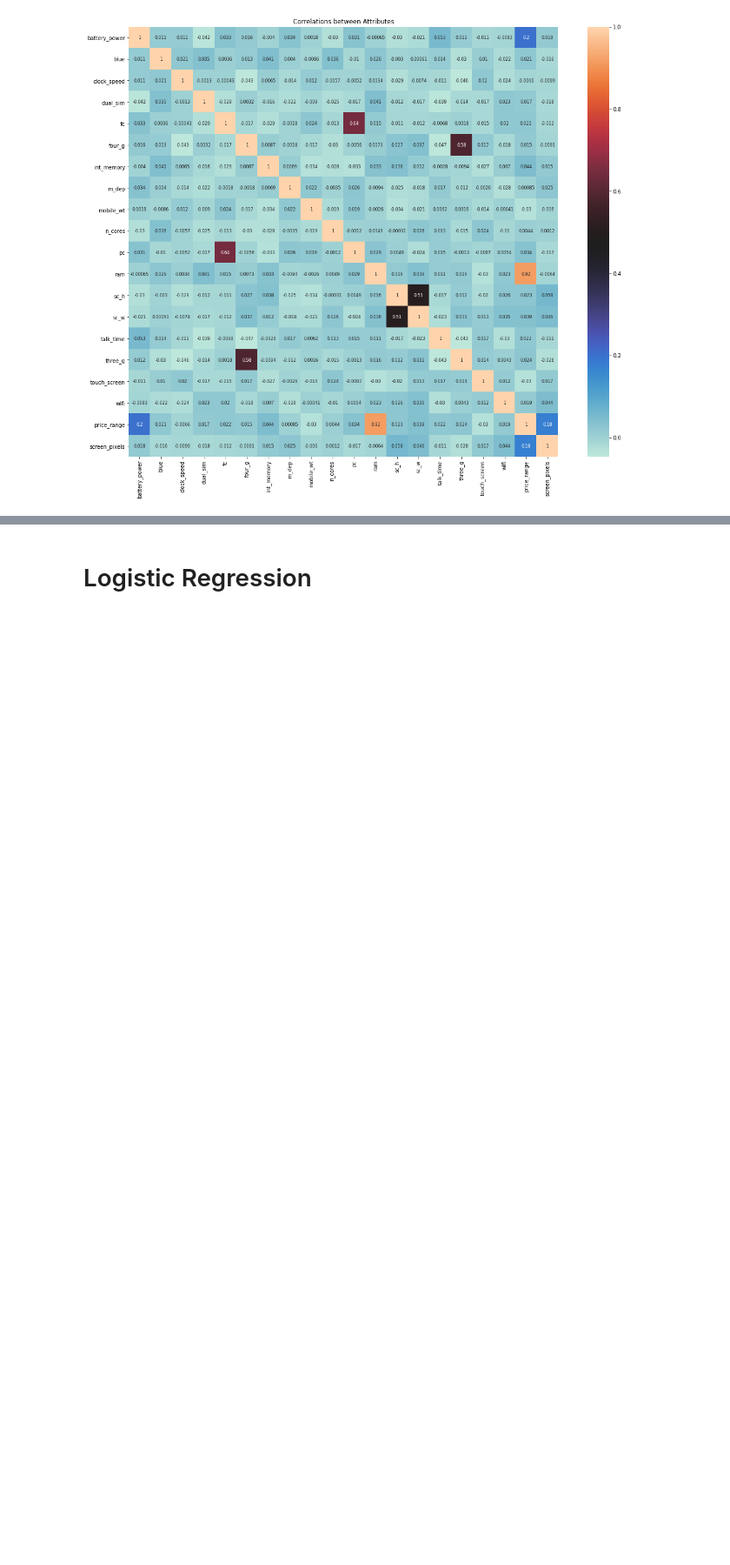
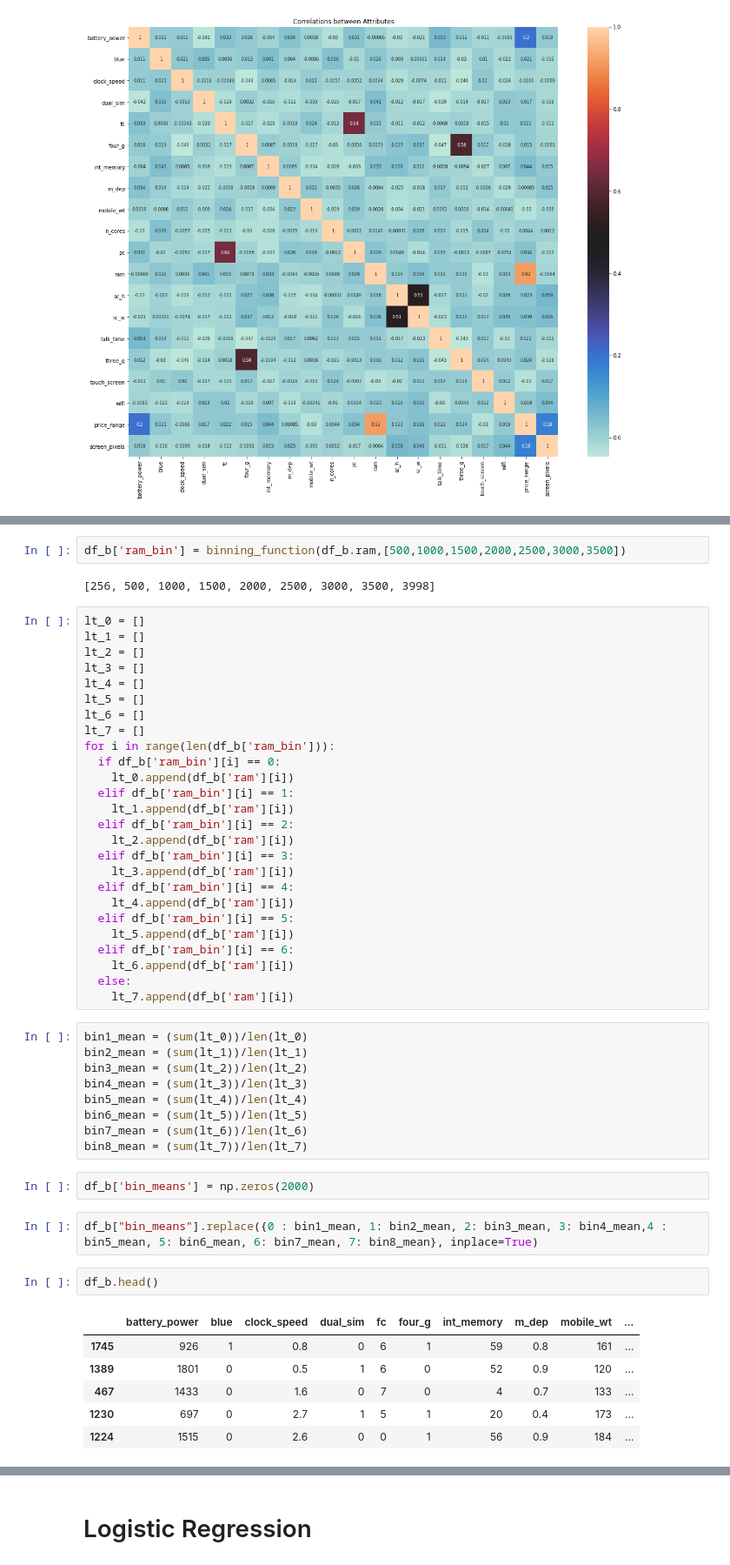
Before and after one commit to VaideswarReddy/Mobile_price_prediction, a Jupyter notebook: Mobile_price_prediction_Vaideswar.ipynb, the cells around one changed output, grey strips where cells are left out. Shown at 87% size. Cells and saved outputs as stored; diff of their text form; blank space fills up the shorter version.

```diff
--- a/Mobile_price_prediction_Vaideswar.ipynb
+++ b/Mobile_price_prediction_Vaideswar.ipynb
@@ -194,0 +244,52 @@ plt.show ()
+# %%
+df_b['ram_bin'] = binning_function(df_b.ram,[500,1000,1500,2000,2500,3000,3500])
+# %% [output]
+[256, 500, 1000, 1500, 2000, 2500, 3000, 3500, 3998]
+# %%
+lt_0 = []
+lt_1 = []
+lt_2 = []
+lt_3 = []
+lt_4 = []
+lt_5 = []
+lt_6 = []
+lt_7 = []
+for i in range(len(df_b['ram_bin'])):
+  if df_b['ram_bin'][i] == 0:
+    lt_0.append(df_b['ram'][i])
+  elif df_b['ram_bin'][i] == 1:
+    lt_1.append(df_b['ram'][i])
+  elif df_b['ram_bin'][i] == 2:
+    lt_2.append(df_b['ram'][i])
+  elif df_b['ram_bin'][i] == 3:
+    lt_3.append(df_b['ram'][i])
+  elif df_b['ram_bin'][i] == 4:
+    lt_4.append(df_b['ram'][i])
+  elif df_b['ram_bin'][i] == 5:
+    lt_5.append(df_b['ram'][i])
+  elif df_b['ram_bin'][i] == 6:
+    lt_6.append(df_b['ram'][i])
+  else:
+    lt_7.append(df_b['ram'][i])
+# %%
+bin1_mean = (sum(lt_0))/len(lt_0)
+bin2_mean = (sum(lt_1))/len(lt_1)
+bin3_mean = (sum(lt_2))/len(lt_2)
+bin4_mean = (sum(lt_3))/len(lt_3)
+bin5_mean = (sum(lt_4))/len(lt_4)
+bin6_mean = (sum(lt_5))/len(lt_5)
+bin7_mean = (sum(lt_6))/len(lt_6)
+bin8_mean = (sum(lt_7))/len(lt_7)
+# %%
+df_b['bin_means'] = np.zeros(2000)
+# %%
+df_b["bin_means"].replace({0 : bin1_mean, 1: bin2_mean, 2: bin3_mean, 3: bin4_mean,4 : bin5_mean, 5: bin6_mean, 6: bin7_mean, 7: bin8_mean}, inplace=True)
+# %%
+df_b.head()
+# %% [output]
+|  | battery_power | blue | clock_speed | dual_sim | fc | four_g | int_memory | m_dep | mobile_wt | ... |
+| 1745 | 926 | 1 | 0.8 | 0 | 6 | 1 | 59 | 0.8 | 161 | ... |
+| 1389 | 1801 | 0 | 0.5 | 1 | 6 | 0 | 52 | 0.9 | 120 | ... |
+| 467 | 1433 | 0 | 1.6 | 0 | 7 | 0 | 4 | 0.7 | 133 | ... |
+| 1230 | 697 | 0 | 2.7 | 1 | 5 | 1 | 20 | 0.4 | 173 | ... |
+| 1224 | 1515 | 0 | 2.6 | 0 | 0 | 1 | 56 | 0.9 | 184 | ... |
```
Also changed, not shown: parts of 53 cells of this notebook.
